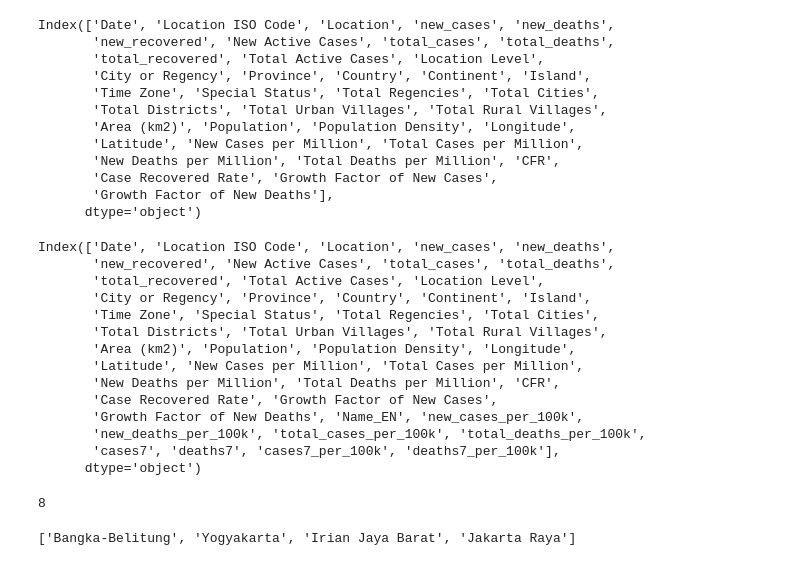
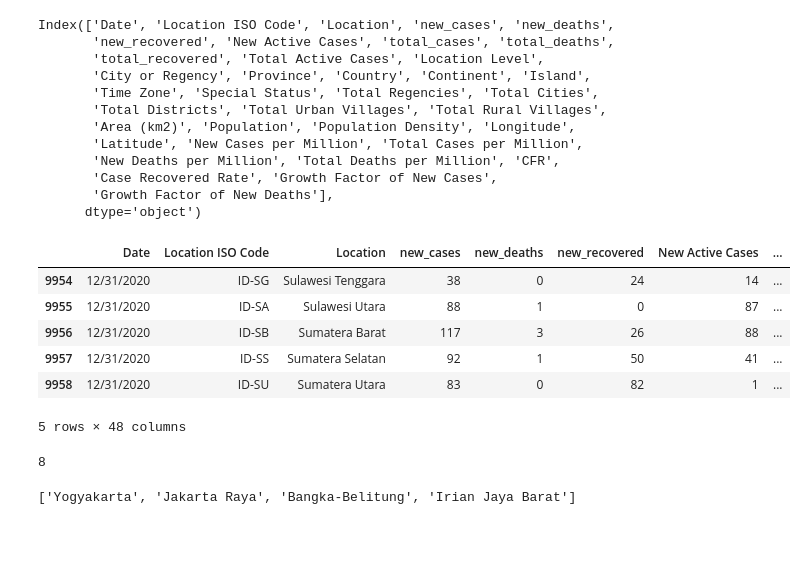
Before and after one commit to Svensone/bali-covid-app, a Jupyter notebook: data/daily_data_covid_bali_processing.ipynb, the cells around one changed output. Drawn from its saved outputs; the diff is of its cells as text; code cells hidden in the pictures; blank space fills up the shorter version.

Commit message:
cleaning data, correcting regency info graph

```diff
--- a/data/daily_data_covid_bali_processing.ipynb
+++ b/data/daily_data_covid_bali_processing.ipynb
@@ -286,40 +291,41 @@ Index(['Date', 'Location ISO Code', 'Location', 'new_cases', 'new_deaths',
 # %%
 
 # add columns so consistent with Bali_regency data
+df_indo['Name_EN'] = df_indo['Location'].str.casefold()
 
-df_indo['Name_EN'] = df_indo['Location'].str.casefold()
-df_indo['new_cases_per_100k'] = df_indo['New Cases per Million'] / 100
-df_indo['new_deaths_per_100k'] = df_indo['New Deaths per Million'] / 100
+df_indo['new_cases_per_100k'] = df_indo['New Cases per Million'] / 100.0
+df_indo['new_cases_per_100k'] = df_indo['new_cases_per_100k'].round(2)
 
-df_indo['total_cases_per_100k'] = df_indo['Total Cases per Million'] / 100
-df_indo['total_deaths_per_100k'] = df_indo['Total Deaths per Million'] / 100
+df_indo['new_deaths_per_100k'] = df_indo['New Deaths per Million'] / 100.0
+df_indo['new_deaths_per_100k']= df_indo['new_deaths_per_100k'].round(2)
+
+df_indo['total_cases_per_100k'] = df_indo['Total Cases per Million'] / 100.0
+df_indo['total_cases_per_100k'] = df_indo['total_cases_per_100k'].round(2)
+
+df_indo['total_deaths_per_100k'] = df_indo['Total Deaths per Million'] / 100.0
+df_indo['total_deaths_per_100k'] = df_indo['total_deaths_per_100k'].round(2)
 
 # rolling 7-day average
 df_indo['cases7'] = df_indo['new_cases'].rolling(window=7, center=False).mean().round(2)
 df_indo['deaths7'] = df_indo['new_deaths'].rolling(window=7, center = False).mean().round(2)
 
-df_indo['cases7_per_100k'] = df_indo['cases7'] / (df_indo['Population'] * 100000)
-df_indo['deaths7_per_100k'] = df_indo['deaths7'] / (df_indo['Population'] * 100000)
+df_indo['cases7_per_100k'] = df_indo['cases7'] / df_indo['Population'] *100000
+df_indo['deaths7_per_100k'] = df_indo['deaths7'] / df_indo['Population'] *100000
 df_indo['cases7_per_100k'] = df_indo['cases7_per_100k'].round(2)
 df_indo['deaths7_per_100k'] = df_indo['deaths7_per_100k'].round(2)
-df_indo['growth_rate'] = df_indo['cases7'].pct_change(periods=7, fill_method='ffill')
 
-df_indo.columns
+df_indo['growth_rate'] = df_indo['Growth Factor of New Cases']
+# df_indo['growth_rate'] = df_indo['cases7'].pct_change(periods=7, fill_method='ffill')
+
+df_indo.tail()
 # %% [output]
+|  | Date | Location ISO Code | Location | new_cases | new_deaths | new_recovered | New Active Cases | ... |
+| 9954 | 12/31/2020 | ID-SG | Sulawesi Tenggara | 38 | 0 | 24 | 14 | ... |
+| 9955 | 12/31/2020 | ID-SA | Sulawesi Utara | 88 | 1 | 0 | 87 | ... |
+| 9956 | 12/31/2020 | ID-SB | Sumatera Barat | 117 | 3 | 26 | 88 | ... |
+| 9957 | 12/31/2020 | ID-SS | Sumatera Selatan | 92 | 1 | 50 | 41 | ... |
+| 9958 | 12/31/2020 | ID-SU | Sumatera Utara | 83 | 0 | 82 | 1 | ... |
-Index(['Date', 'Location ISO Code', 'Location', 'new_cases', 'new_deaths',
-       'new_recovered', 'New Active Cases', 'total_cases', 'total_deaths',
-       'total_recovered', 'Total Active Cases', 'Location Level',
-       'City or Regency', 'Province', 'Country', 'Continent', 'Island',
-       'Time Zone', 'Special Status', 'Total Regencies', 'Total Cities',
-       'Total Districts', 'Total Urban Villages', 'Total Rural Villages',
-       'Area (km2)', 'Population', 'Population Density', 'Longitude',
-       'Latitude', 'New Cases per Million', 'Total Cases per Million',
-       'New Deaths per Million', 'Total Deaths per Million', 'CFR',
-       'Case Recovered Rate', 'Growth Factor of New Cases',
-       'Growth Factor of New Deaths', 'Name_EN', 'new_cases_per_100k',
-       'new_deaths_per_100k', 'total_cases_per_100k', 'total_deaths_per_100k',
-       'cases7', 'deaths7', 'cases7_per_100k', 'deaths7_per_100k'],
-      dtype='object')
+5 rows × 48 columns
 # %%
 ## add id from geojson
 geojson_indo = 'new_indo_id.geojson'
@@ -341,7 +347,7 @@ for province in indo_geo_id['features']:
 
 list(set(provinces) - set(names_df))
 # %% [output]
-['Bangka-Belitung', 'Yogyakarta', 'Irian Jaya Barat', 'Jakarta Raya']
+['Yogyakarta', 'Jakarta Raya', 'Bangka-Belitung', 'Irian Jaya Barat']
 # %%
 list_df = ['DKI Jakarta', 'Kalimantan Utara', 'Daerah Istimewa Yogyakarta', 'Papua Barat','Kepulauan Bangka Belitung']
 
```
Also changed, not shown: parts of 5 cells of this notebook, 1 other file.
